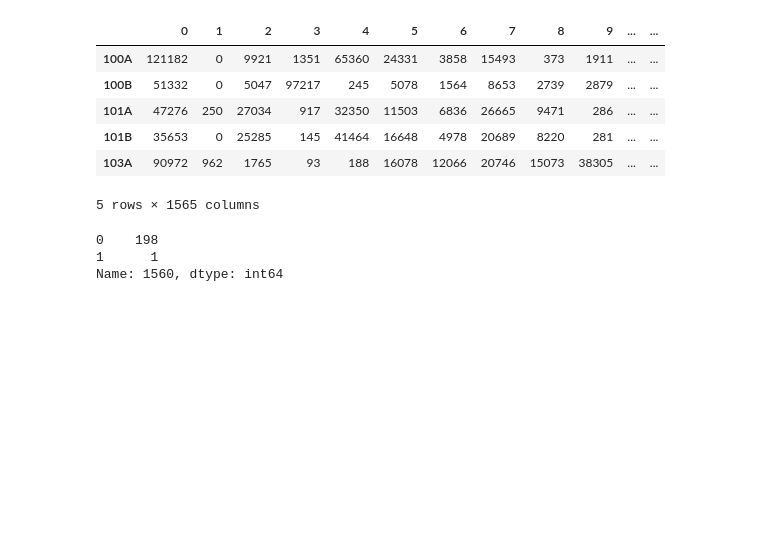
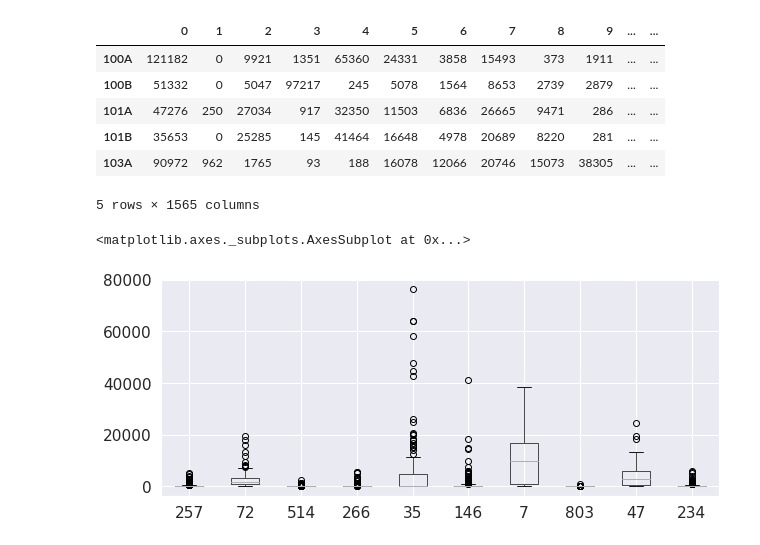
Before and after one commit to MaxJoas/metagenomic_contamination, a Jupyter notebook: supervised/supervised.ipynb, the cells around one changed output. Cells and saved outputs as stored; diff of their text form; code cells hidden in the pictures; blank space fills up the shorter version.

```diff
--- a/supervised/supervised.ipynb
+++ b/supervised/supervised.ipynb
@@ -411,0 +644,5 @@ whole_meta_df.head()
+# %%
+most_important = importance.nlargest(10)
+most_important_names = list(most_important.index)
+most_important_ind = [int(x[3:]) for x in most_important_names]
+most_important_ind
@@ -419,9 +679,11 @@ seq_df.head()
 | 101B | 35653 | 0 | 25285 | 145 | 41464 | 16648 | 4978 | 20689 | 8220 | 281 | ... | ... |
 | 103A | 90972 | 962 | 1765 | 93 | 188 | 16078 | 12066 | 20746 | 15073 | 38305 | ... | ... |
 5 rows × 1565 columns
-# %%
-seq_df.iloc[:,1560].value_counts()
-# %% [output]
-0    198
-1      1
-Name: 1560, dtype: int64
+# %%
+least_important_df = seq_df.iloc[:,least_important_ind]
+most_important_df = seq_df.iloc[:,most_important_ind]
+# %%
+most_important_df.boxplot()
+# %% [output]
+<matplotlib.axes._subplots.AxesSubplot at 0x...>
+[figure, added]
```
Also changed, not shown: parts of 39 cells of this notebook, 5 other files.
